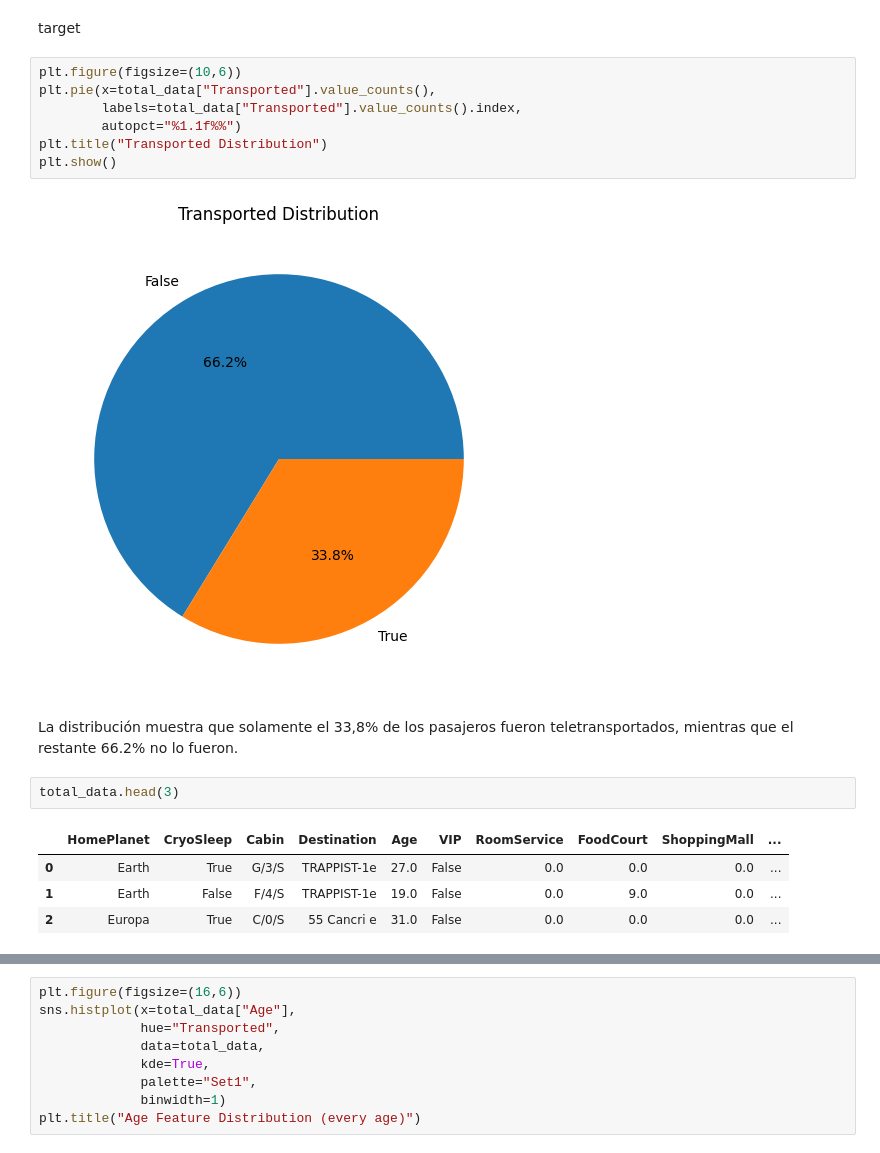
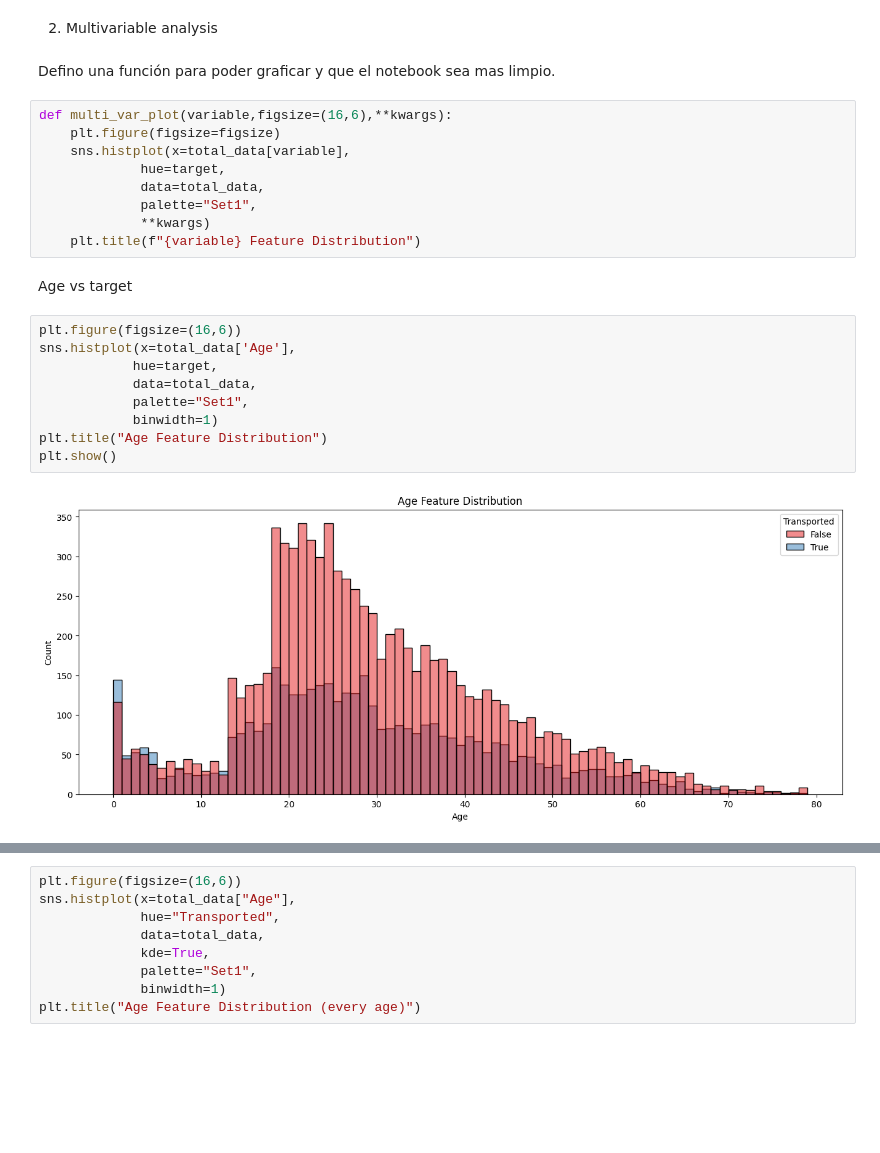
Before and after one commit to FEFO2/Spaceship-titanic, a Jupyter notebook: src/EDA2.ipynb, the cells around one changed output, grey strips where cells are left out. Saved outputs shown, nothing was run; the diff lists cells and outputs as text; blank space fills up the shorter version.

```diff
--- a/src/EDA2.ipynb
+++ b/src/EDA2.ipynb
@@ -19,20 +21,26 @@ VISUALIZATIONS
-# %% [markdown]
-target
+# %% [markdown]
+2. Multivariable analysis
+# %% [markdown]
+Defino una función para poder graficar y que el notebook sea mas limpio.
+# %%
+def multi_var_plot(variable,figsize=(16,6),**kwargs):
+    plt.figure(figsize=figsize)
+    sns.histplot(x=total_data[variable],
+             hue=target,
+             data=total_data,
+             palette="Set1",
+             **kwargs)
+    plt.title(f"{variable} Feature Distribution")
+# %% [markdown]
+Age vs target
 # %%
-plt.figure(figsize=(10,6))
-plt.pie(x=total_data["Transported"].value_counts(),
-        labels=total_data["Transported"].value_counts().index,
-        autopct="%1.1f%%")
-plt.title("Transported Distribution")
+plt.figure(figsize=(16,6))
+sns.histplot(x=total_data['Age'],
+            hue=target,
+            data=total_data,
+            palette="Set1",
+            binwidth=1)
+plt.title("Age Feature Distribution")
 plt.show()
 # %% [output]
-[figure, old version]
+[figure, new version]
-# %% [markdown]
-La distribución muestra que solamente el 33,8% de los pasajeros fueron teletransportados, mientras que el restante 66.2% no lo fueron.
-# %%
-total_data.head(3)
-# %% [output]
-|  | HomePlanet | CryoSleep | Cabin | Destination | Age | VIP | RoomService | FoodCourt | ShoppingMall | ... |
-| 0 | Earth | True | G/3/S | TRAPPIST-1e | 27.0 | False | 0.0 | 0.0 | 0.0 | ... |
-| 1 | Earth | False | F/4/S | TRAPPIST-1e | 19.0 | False | 0.0 | 9.0 | 0.0 | ... |
-| 2 | Europa | True | C/0/S | 55 Cancri e | 31.0 | False | 0.0 | 0.0 | 0.0 | ... |
```
Also changed, not shown: parts of 15 cells of this notebook, 2 other files.
